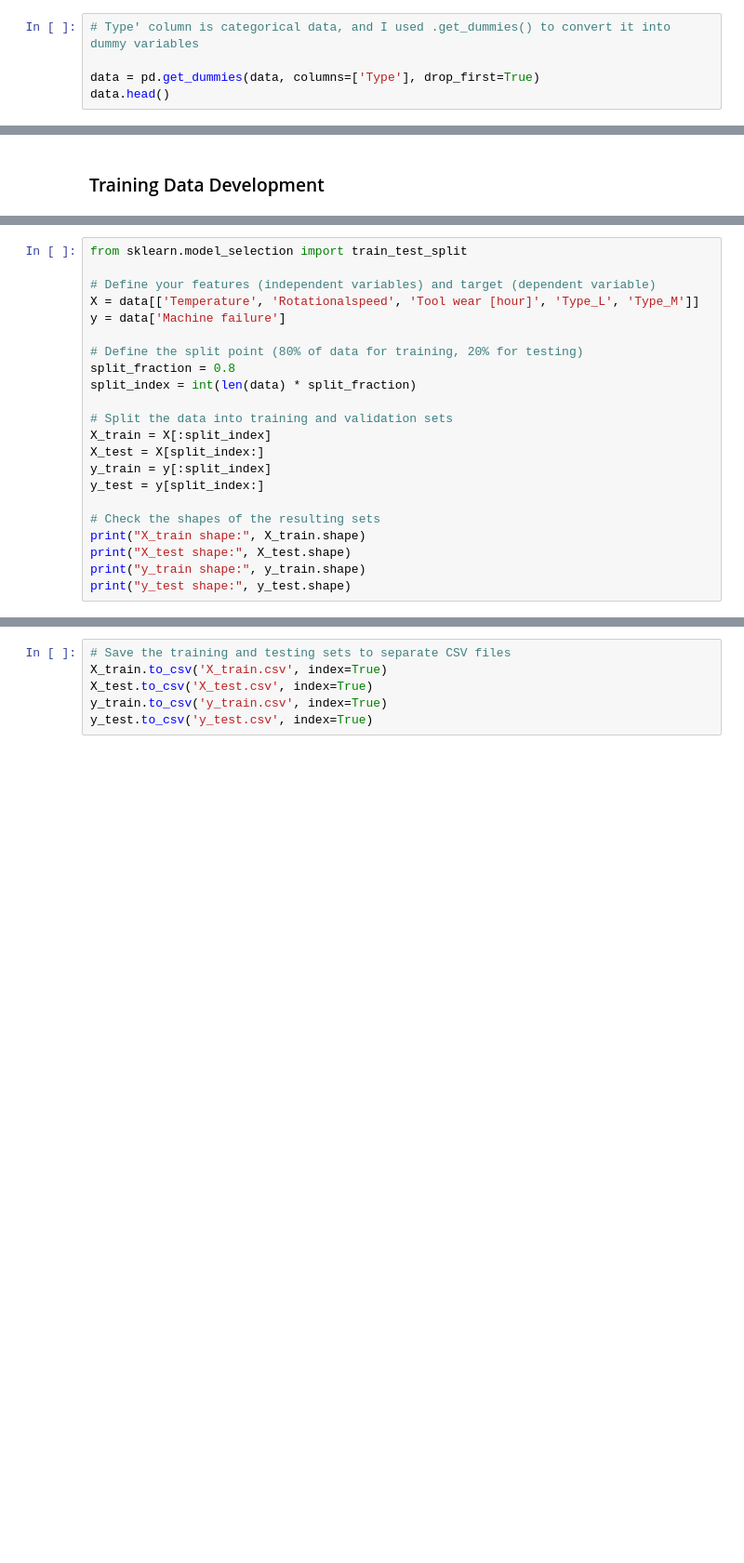
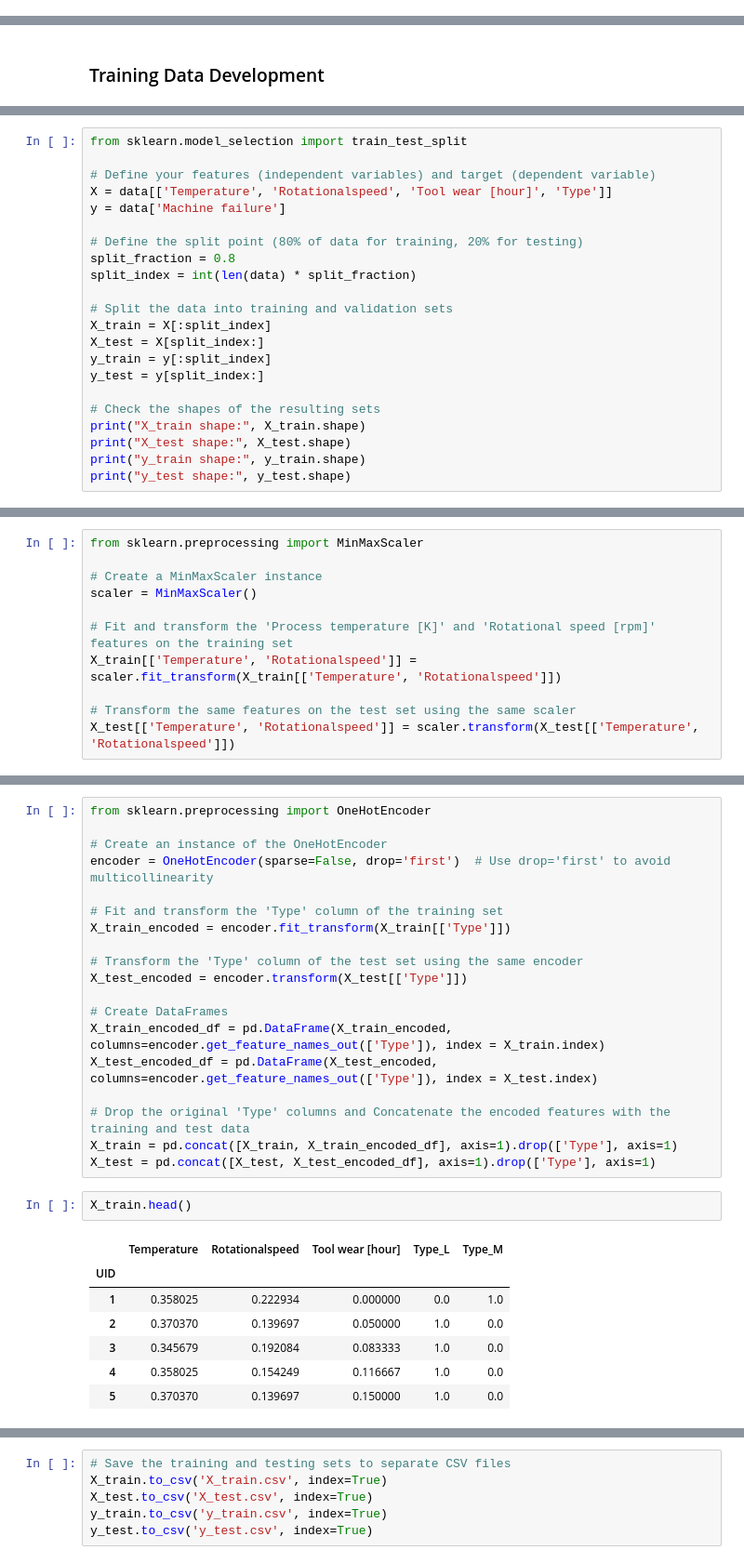
Before and after one commit to dallenwill/MachinePredictiveMaintenance, a Jupyter notebook: MPM_03_Pre-processing&TrainingDataDevelopment.ipynb, the cells around one changed output, grey strips where cells are left out. Shown: that part at 93% size. Cells and saved outputs as stored; diff of their text form; blank space fills up the shorter version.

```diff
--- a/MPM_03_Pre-processing&TrainingDataDevelopment.ipynb
+++ b/MPM_03_Pre-processing&TrainingDataDevelopment.ipynb
@@ -108,5 +58,0 @@ After rescaling the three features, 'temperature' and 'Rotationalspeed' now have
-# %%
-# Type' column is categorical data, and I used .get_dummies() to convert it into dummy variables
-
-data = pd.get_dummies(data, columns=['Type'], drop_first=True)
-data.head()
@@ -124,7 +67,7 @@ data.head()
 from sklearn.model_selection import train_test_split
 
 # Define your features (independent variables) and target (dependent variable)
-X = data[['Temperature', 'Rotationalspeed', 'Tool wear [hour]', 'Type_L', 'Type_M']]
+X = data[['Temperature', 'Rotationalspeed', 'Tool wear [hour]', 'Type']]
 y = data['Machine failure']
 
 # Define the split point (80% of data for training, 20% for testing)
@@ -149,0 +97,11 @@ y_test shape: (2000,)
+# %%
+from sklearn.preprocessing import MinMaxScaler
+
+# Create a MinMaxScaler instance
+scaler = MinMaxScaler()
+
+# Fit and transform the 'Process temperature [K]' and 'Rotational speed [rpm]' features on the training set
+X_train[['Temperature', 'Rotationalspeed']] = scaler.fit_transform(X_train[['Temperature', 'Rotationalspeed']])
+
+# Transform the same features on the test set using the same scaler
+X_test[['Temperature', 'Rotationalspeed']] = scaler.transform(X_test[['Temperature', 'Rotationalspeed']])
@@ -149,0 +143,29 @@ y_test shape: (2000,)
+# %%
+from sklearn.preprocessing import OneHotEncoder
+
+# Create an instance of the OneHotEncoder
+encoder = OneHotEncoder(sparse=False, drop='first')  # Use drop='first' to avoid multicollinearity
+
+# Fit and transform the 'Type' column of the training set
+X_train_encoded = encoder.fit_transform(X_train[['Type']])
+
+# Transform the 'Type' column of the test set using the same encoder
+X_test_encoded = encoder.transform(X_test[['Type']])
+
+# Create DataFrames
+X_train_encoded_df = pd.DataFrame(X_train_encoded, columns=encoder.get_feature_names_out(['Type']), index = X_train.index)
+X_test_encoded_df = pd.DataFrame(X_test_encoded, columns=encoder.get_feature_names_out(['Type']), index = X_test.index)
+
+# Drop the original 'Type' columns and Concatenate the encoded features with the training and test data
+X_train = pd.concat([X_train, X_train_encoded_df], axis=1).drop(['Type'], axis=1)
+X_test = pd.concat([X_test, X_test_encoded_df], axis=1).drop(['Type'], axis=1)
+# %%
+X_train.head()
+# %% [output]
+|  | Temperature | Rotationalspeed | Tool wear [hour] | Type_L | Type_M |
+| UID |  |  |  |  |  |
+| 1 | 0.358025 | 0.222934 | 0.000000 | 0.0 | 1.0 |
+| 2 | 0.370370 | 0.139697 | 0.050000 | 1.0 | 0.0 |
+| 3 | 0.345679 | 0.192084 | 0.083333 | 1.0 | 0.0 |
+| 4 | 0.358025 | 0.154249 | 0.116667 | 1.0 | 0.0 |
+| 5 | 0.370370 | 0.139697 | 0.150000 | 1.0 | 0.0 |
```
Also changed, not shown: parts of 22 cells of this notebook, 5 other files.
